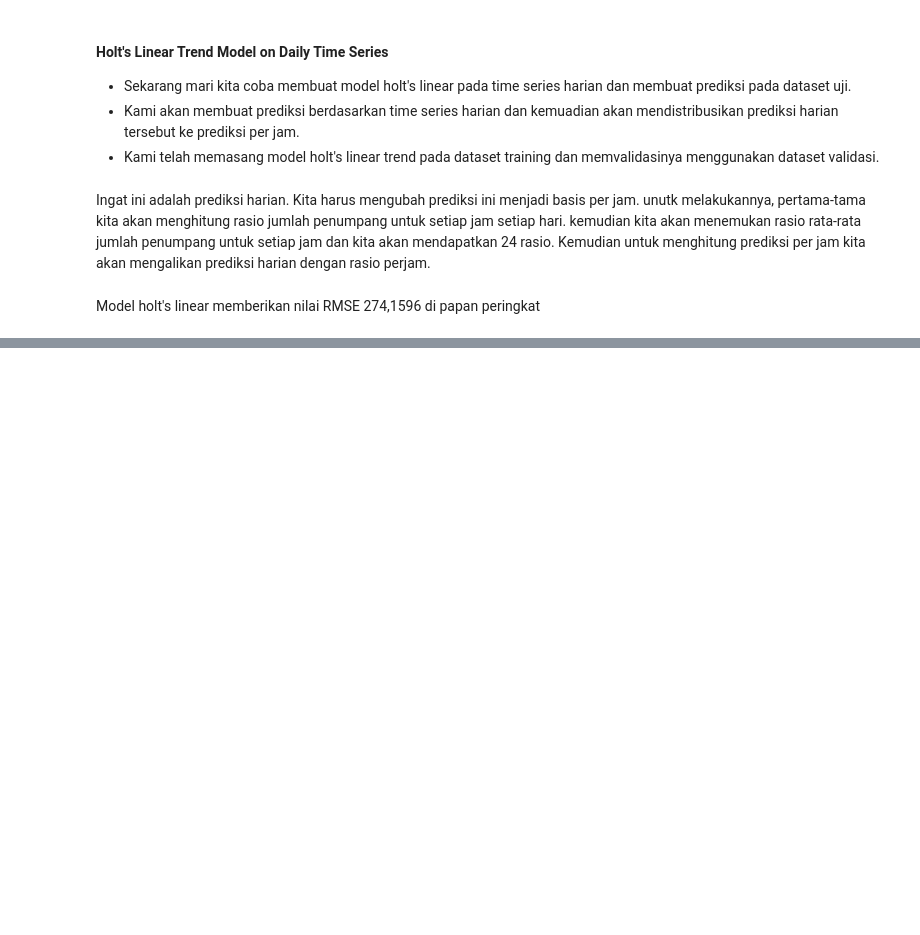
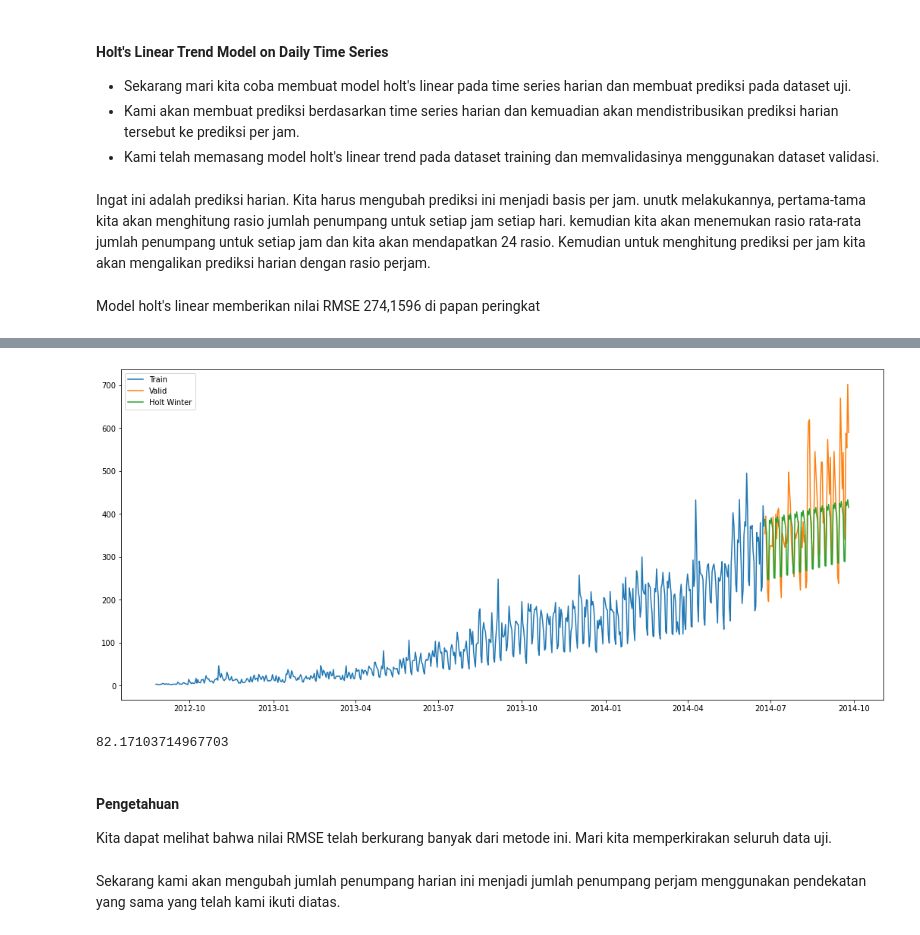
Before and after one commit to iwanlaudin0101/JetRails---Passenger-Prediction, a Jupyter notebook: JetRails-Prediction.ipynb, the cells around one changed output, grey strips where cells are left out. Drawn from its saved outputs; the diff is of its cells as text; code cells hidden in the pictures; blank space fills up the shorter version.

```diff
--- a/JetRails-Prediction.ipynb
+++ b/JetRails-Prediction.ipynb
@@ -540,0 +540,21 @@ Model holt's linear memberikan nilai RMSE 274,1596 di papan peringkat
+# %%
+y_hat_avg = X_valid.copy()
+fit = ExponentialSmoothing(np.asarray(X_train.Count), seasonal_periods=7, trend='add', seasonal='add').fit()
+
+y_hat_avg['holt_winter'] = fit.forecast(len(X_valid))
+plt.figure(figsize=(18, 8))
+plt.plot(X_train.Count, label='Train')
+plt.plot(X_valid.Count, label='Valid')
+plt.plot(y_hat_avg.holt_winter, label='Holt Winter')
+plt.legend(loc='best')
+plt.show()
+# %% [output]
+[figure, added]
+# %%
+rms = sqrt(mean_squared_error(X_valid.Count, y_hat_avg.holt_winter))
+print(rms)
+# %% [output]
+82.17103714967703
+# %% [markdown]
+#### Pengetahuan
+Kita dapat melihat bahwa nilai RMSE telah berkurang banyak dari metode ini. Mari kita memperkirakan seluruh data uji.
@@ -540,0 +563,2 @@ Model holt's linear memberikan nilai RMSE 274,1596 di papan peringkat
+# %% [markdown]
+Sekarang kami akan mengubah jumlah penumpang harian ini menjadi jumlah penumpang perjam menggunakan pendekatan yang sama yang telah kami ikuti diatas.
```
Also changed, not shown: parts of 13 cells of this notebook, 1 other file.
